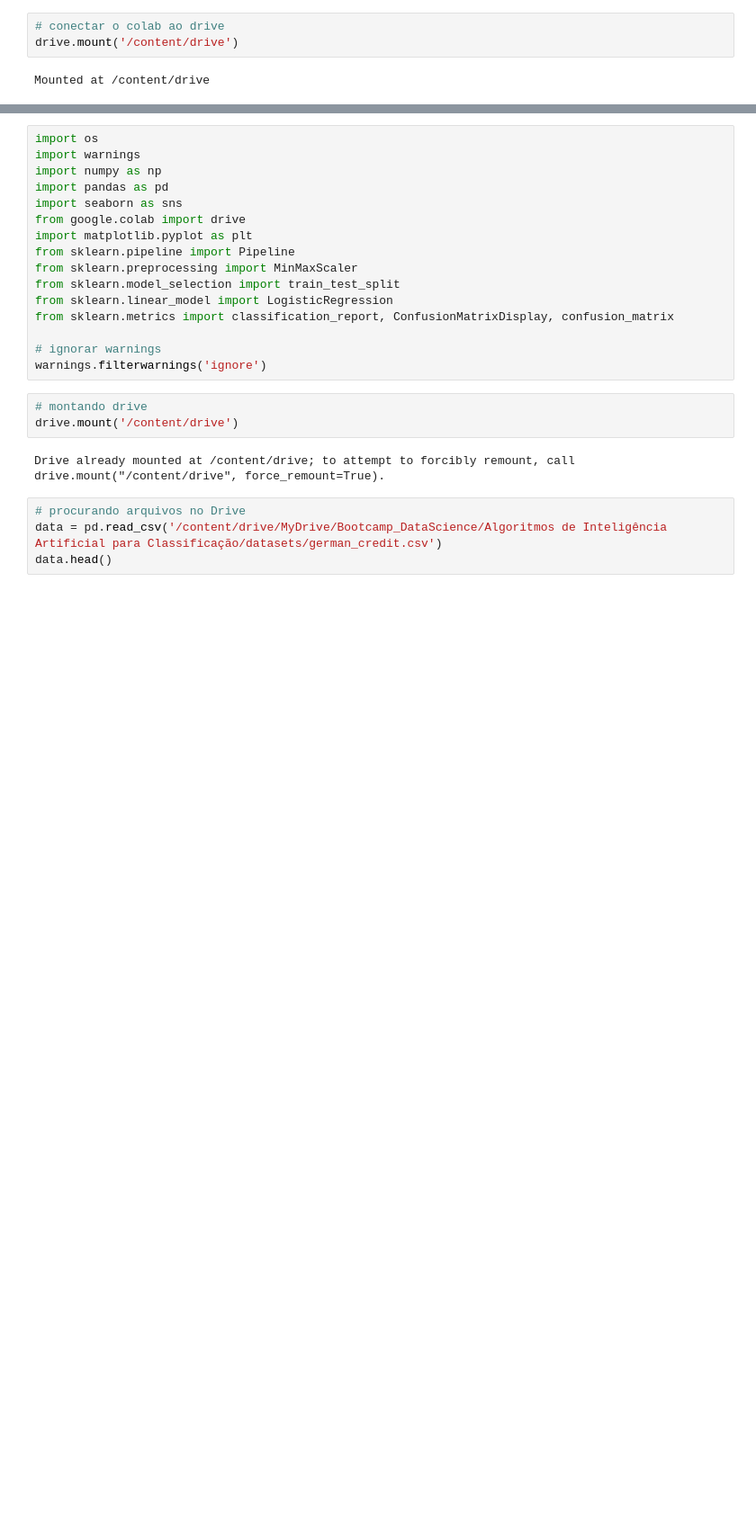
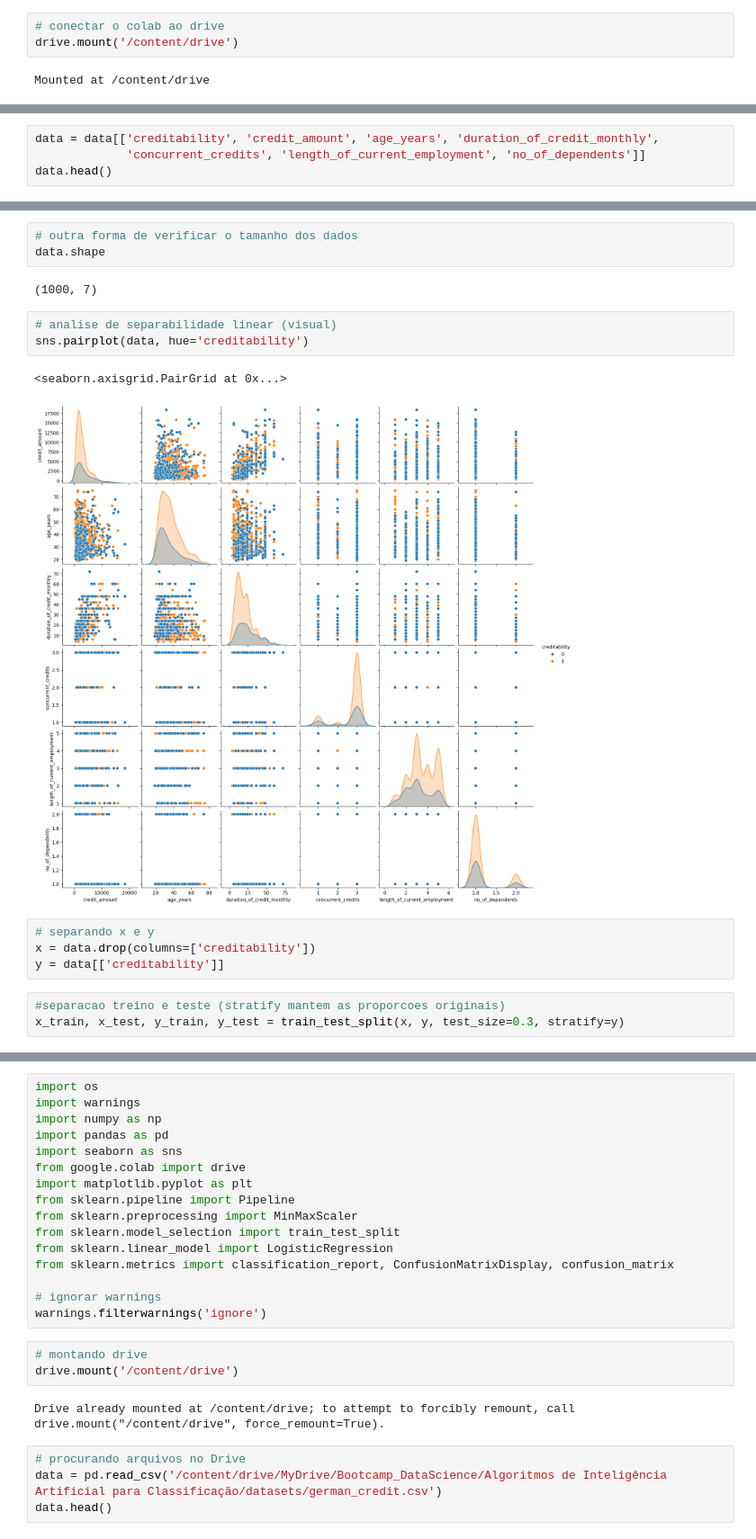
Before and after one commit to echer/mit-inteligencia-artificial-machine-learning-deep-learning-infnet-2025-01, a Jupyter notebook: ALGORITMOS DE IA/2_regressao_logistica (aula 4).ipynb, the cells around one changed output, grey strips where cells are left out. Shown at 90% size. Saved outputs shown, nothing was run; the diff lists cells and outputs as text; blank space fills up the shorter version.

```diff
--- a/ALGORITMOS DE IA/2_regressao_logistica (aula 4).ipynb
+++ b/ALGORITMOS DE IA/2_regressao_logistica (aula 4).ipynb
@@ -32,0 +126,4 @@ Mounted at /content/drive
+# %%
+data = data[['creditability', 'credit_amount', 'age_years', 'duration_of_credit_monthly',
+             'concurrent_credits', 'length_of_current_employment', 'no_of_dependents']]
+data.head()
@@ -32,0 +155,18 @@ Mounted at /content/drive
+# %%
+# outra forma de verificar o tamanho dos dados
+data.shape
+# %% [output]
+(1000, 7)
+# %%
+# analise de separabilidade linear (visual)
+sns.pairplot(data, hue='creditability')
+# %% [output]
+<seaborn.axisgrid.PairGrid at 0x...>
+[figure, added]
+# %%
+# separando x e y
+x = data.drop(columns=['creditability'])
+y = data[['creditability']]
+# %%
+#separacao treino e teste (stratify mantem as proporcoes originais)
+x_train, x_test, y_train, y_test = train_test_split(x, y, test_size=0.3, stratify=y)
```
Also changed, not shown: parts of 19 cells of this notebook, 1 other file.
